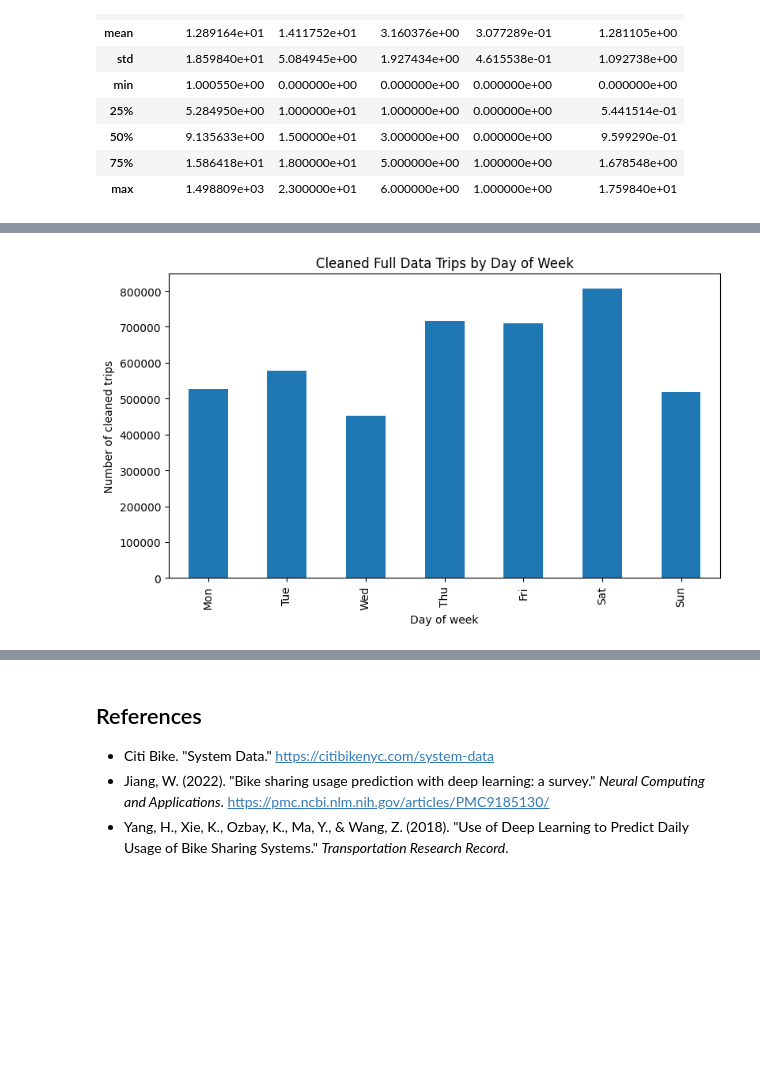
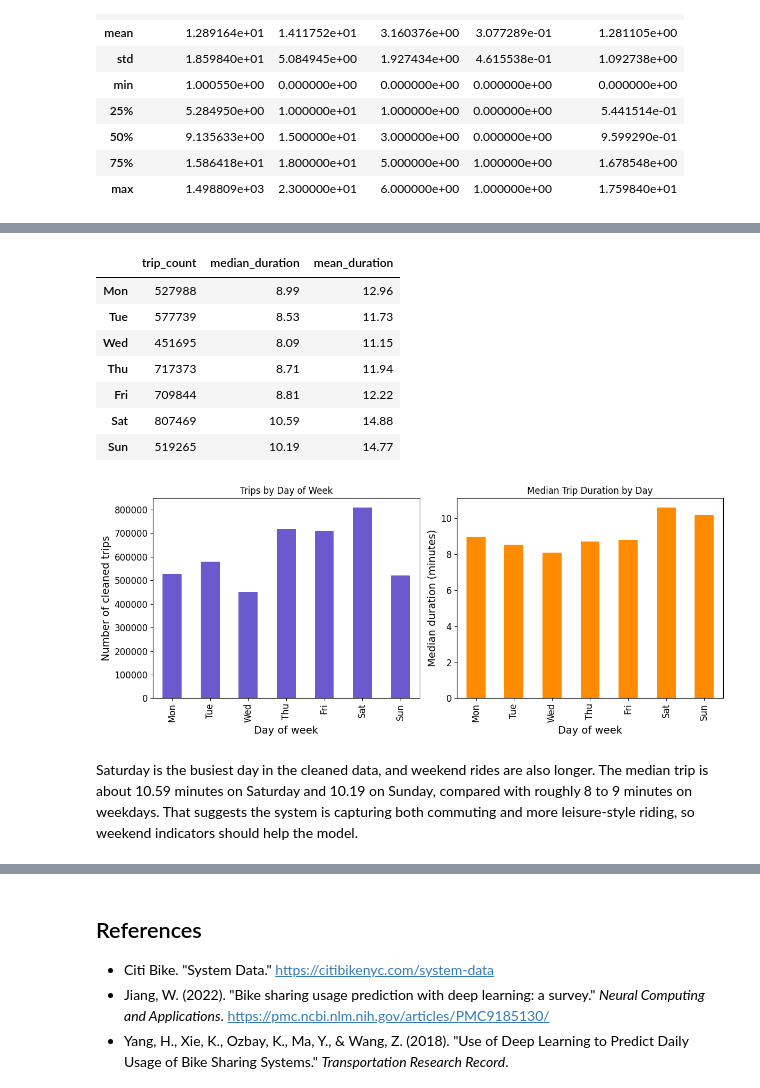
Before and after one commit to Wiz1702/Citi-Bike-, a Jupyter notebook: notebook.ipynb, the cells around one changed output, grey strips where cells are left out. Cells and saved outputs as stored; diff of their text form; code cells hidden in the pictures; blank space fills up the shorter version.

```diff
--- a/notebook.ipynb
+++ b/notebook.ipynb
@@ -332,12 +378,37 @@ plt.show()
 # %%
 day_names = ['Mon', 'Tue', 'Wed', 'Thu', 'Fri', 'Sat', 'Sun']
-day_counts = df_features['start_dayofweek'].value_counts().sort_index()
-day_counts.index = [day_names[i] for i in day_counts.index]
-ax = day_counts.plot(kind='bar')
-ax.set_title('Cleaned Full Data Trips by Day of Week')
-ax.set_xlabel('Day of week')
-ax.set_ylabel('Number of cleaned trips')
+
+day_summary = (
+    df_features.groupby('start_dayofweek')['trip_duration_minutes']
+    .agg(trip_count='size', median_duration='median', mean_duration='mean')
+)
+day_summary.index = [day_names[i] for i in day_summary.index]
+display(day_summary.round(2))
+
+fig, axes = plt.subplots(1, 2, figsize=(12, 5))
+
+day_summary['trip_count'].plot(kind='bar', ax=axes[0], color='slateblue')
+axes[0].set_title('Trips by Day of Week')
+axes[0].set_xlabel('Day of week')
+axes[0].set_ylabel('Number of cleaned trips')
+
+day_summary['median_duration'].plot(kind='bar', ax=axes[1], color='darkorange')
+axes[1].set_title('Median Trip Duration by Day')
+axes[1].set_xlabel('Day of week')
+axes[1].set_ylabel('Median duration (minutes)')
+
+plt.tight_layout()
 plt.show()
 # %% [output]
+|  | trip_count | median_duration | mean_duration |
+| Mon | 527988 | 8.99 | 12.96 |
+| Tue | 577739 | 8.53 | 11.73 |
+| Wed | 451695 | 8.09 | 11.15 |
+| Thu | 717373 | 8.71 | 11.94 |
+| Fri | 709844 | 8.81 | 12.22 |
+| Sat | 807469 | 10.59 | 14.88 |
+| Sun | 519265 | 10.19 | 14.77 |
-[figure, old version]
+[figure, new version]
+# %% [markdown]
+Saturday is the busiest day in the cleaned data, and weekend rides are also longer. The median trip is about 10.59 minutes on Saturday and 10.19 on Sunday, compared with roughly 8 to 9 minutes on weekdays. That suggests the system is capturing both commuting and more leisure-style riding, so weekend indicators should help the model.
 # %%
```
Also changed, not shown: parts of 33 cells of this notebook.
